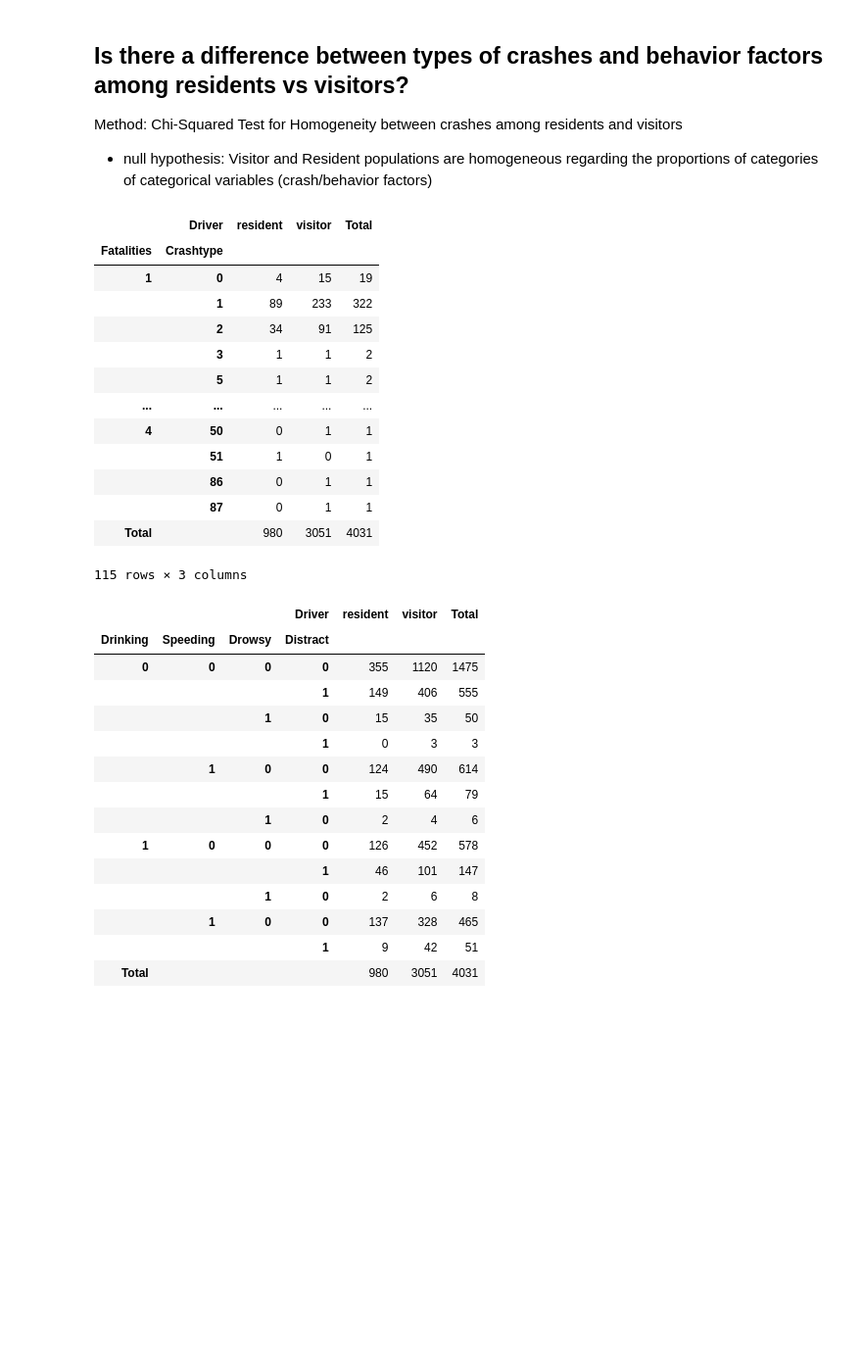
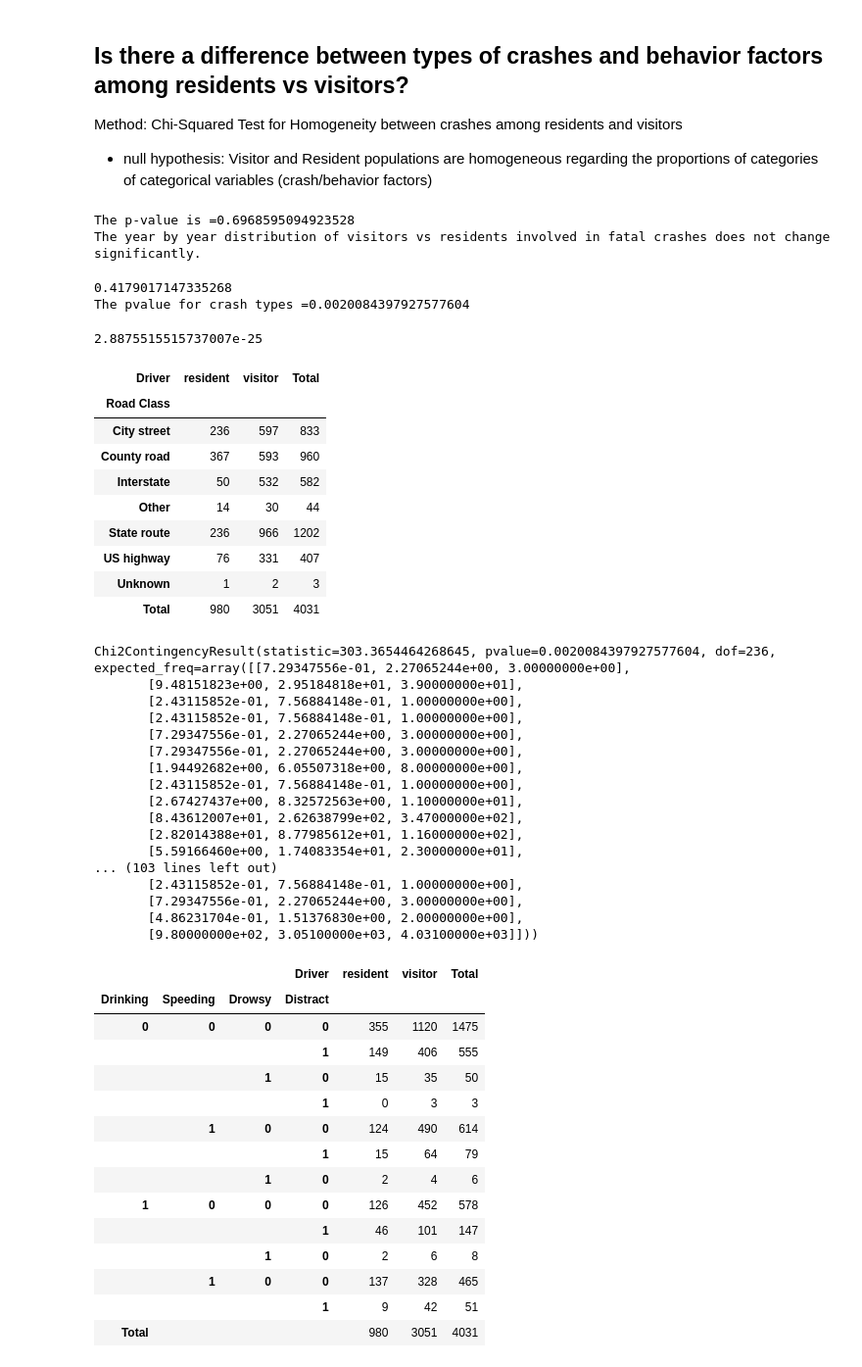
Before and after one commit to uysiri/info-challenge-teamIC23058, a Jupyter notebook: umdinfochallenge.ipynb, the cells around one changed output. Shown: that part at 98% size. Cells and saved outputs as stored; diff of their text form; code cells hidden in the pictures; blank space fills up the shorter version.

```diff
--- a/umdinfochallenge.ipynb
+++ b/umdinfochallenge.ipynb
@@ -207,33 +222,69 @@ data["d_cty"] = city_res # cast list as df column
 
 # Is there a difference between the types of crashes among residents vs visitors?
 # Is there a difference between the behavior factors among residents vs visitors?
+# %%
+from scipy.stats import chi2_contingency
+
+chi1 = chi2_contingency(pd.crosstab([data.year], data.d_cty, rownames=["Year"], colnames=["Driver"], margins=True, margins_name="Total"))
+print("The p-value is ={}".format(chi1.pvalue))
+print("The year by year distribution of visitors vs residents involved in fatal crashes does not change significantly.")
+# %% [output]
+The p-value is =0.6968595094923528
+The year by year distribution of visitors vs residents involved in fatal crashes does not change significantly.
 # %%
 # experimental crosstabs to look at the data lol
 
 # crash level
-crash_tab = pd.crosstab([data.numfatal,data.roadclass,data.pv_inv,data.ped_inv,data.ht_inv,data.bike_inv,data.mc_inv],data.d_res, rownames = ["Fatalities", "RoadClass","PV_inv","PED_inv","HT_inv","Bike_inv", "MC_inv"],colnames = ["Driver"],margins=True, margins_name="Total")
+crash_tab = chi2_contingency(pd.crosstab([data.numfatal,data.roadclass,data.pv_inv,data.ped_inv,data.ht_inv,data.bike_inv,data.mc_inv],data.d_res, rownames = ["Fatalities", "RoadClass","PV_inv","PED_inv","HT_inv","Bike_inv", "MC_inv"],colnames = ["Driver"],margins=True, margins_name="Total"))
 
-crashtype = pd.crosstab([data.numfatal,data.crashtype],data.d_res, rownames = ["Fatalities", "Crashtype"],colnames = ["Driver"],margins=True, margins_name="Total")
+crashtype = chi2_contingency(pd.crosstab([data.numfatal,data.crashtype],data.d_res, rownames = ["Fatalities", "Crashtype"],colnames = ["Driver"],margins=True, margins_name="Total"))
 
 # driver behavior level
-behav_tab = pd.crosstab([data.dd_inv,data.speed_inv,data.drowsy_inv,data.drdist_inv],data.d_res, rownames = ["Drinking","Speeding","Drowsy","Distract"],colnames = ["Driver"],margins=True, margins_name="Total")
+behav_tab = chi2_contingency(pd.crosstab([data.dd_inv,data.speed_inv,data.drowsy_inv,data.drdist_inv],data.d_res, rownames = ["Drinking","Speeding","Drowsy","Distract"],colnames = ["Driver"],margins=True, margins_name="Total"))
+
+print(behav_tab.pvalue)
+print("The pvalue for crash types ={}".format(crash_tab.pvalue))
+# %% [output]
+0.4179017147335268
+The pvalue for crash types =0.0020084397927577604
+# %%
+chifatality = chi2_contingency(pd.crosstab([data.numfatal,data.roadclass],data.d_res, rownames = ["Fatalities", "Road Class"],colnames = ["Driver"],margins=True, margins_name="Total"))
+print(chifatality.pvalue)
+# %% [output]
+2.8875515515737007e-25
+# %%
+pd.crosstab([data.roadclass],data.d_res, rownames = ["Road Class"],colnames = ["Driver"],margins=True, margins_name="Total")
+# %% [output]
+| Driver | resident | visitor | Total |
+| Road Class |  |  |  |
+| City street | 236 | 597 | 833 |
+| County road | 367 | 593 | 960 |
+| Interstate | 50 | 532 | 582 |
+| Other | 14 | 30 | 44 |
+| State route | 236 | 966 | 1202 |
+| US highway | 76 | 331 | 407 |
+| Unknown | 1 | 2 | 3 |
+| Total | 980 | 3051 | 4031 |
 # %%
-crashtype
+crash_tab
 # %% [output]
-|  | Driver | resident | visitor | Total |
-| Fatalities | Crashtype |  |  |  |
-| 1 | 0 | 4 | 15 | 19 |
-|  | 1 | 89 | 233 | 322 |
-|  | 2 | 34 | 91 | 125 |
-|  | 3 | 1 | 1 | 2 |
-|  | 5 | 1 | 1 | 2 |
-| ... | ... | ... | ... | ... |
-| 4 | 50 | 0 | 1 | 1 |
-|  | 51 | 1 | 0 | 1 |
-|  | 86 | 0 | 1 | 1 |
-|  | 87 | 0 | 1 | 1 |
-| Total |  | 980 | 3051 | 4031 |
-115 rows × 3 columns
+Chi2ContingencyResult(statistic=303.3654464268645, pvalue=0.0020084397927577604, dof=236, expected_freq=array([[7.29347556e-01, 2.27065244e+00, 3.00000000e+00],
+       [9.48151823e+00, 2.95184818e+01, 3.90000000e+01],
+       [2.43115852e-01, 7.56884148e-01, 1.00000000e+00],
+       [2.43115852e-01, 7.56884148e-01, 1.00000000e+00],
+       [7.29347556e-01, 2.27065244e+00, 3.00000000e+00],
+       [7.29347556e-01, 2.27065244e+00, 3.00000000e+00],
+       [1.94492682e+00, 6.05507318e+00, 8.00000000e+00],
+       [2.43115852e-01, 7.56884148e-01, 1.00000000e+00],
+       [2.67427437e+00, 8.32572563e+00, 1.10000000e+01],
+       [8.43612007e+01, 2.62638799e+02, 3.47000000e+02],
+       [2.82014388e+01, 8.77985612e+01, 1.16000000e+02],
+       [5.59166460e+00, 1.74083354e+01, 2.30000000e+01],
+... (103 lines left out)
+       [2.43115852e-01, 7.56884148e-01, 1.00000000e+00],
+       [7.29347556e-01, 2.27065244e+00, 3.00000000e+00],
+       [4.86231704e-01, 1.51376830e+00, 2.00000000e+00],
+       [9.80000000e+02, 3.05100000e+03, 4.03100000e+03]]))
 # %%
 behav_tab
 # %% [output]
```
Also changed, not shown: parts of 1 cell of this notebook.
